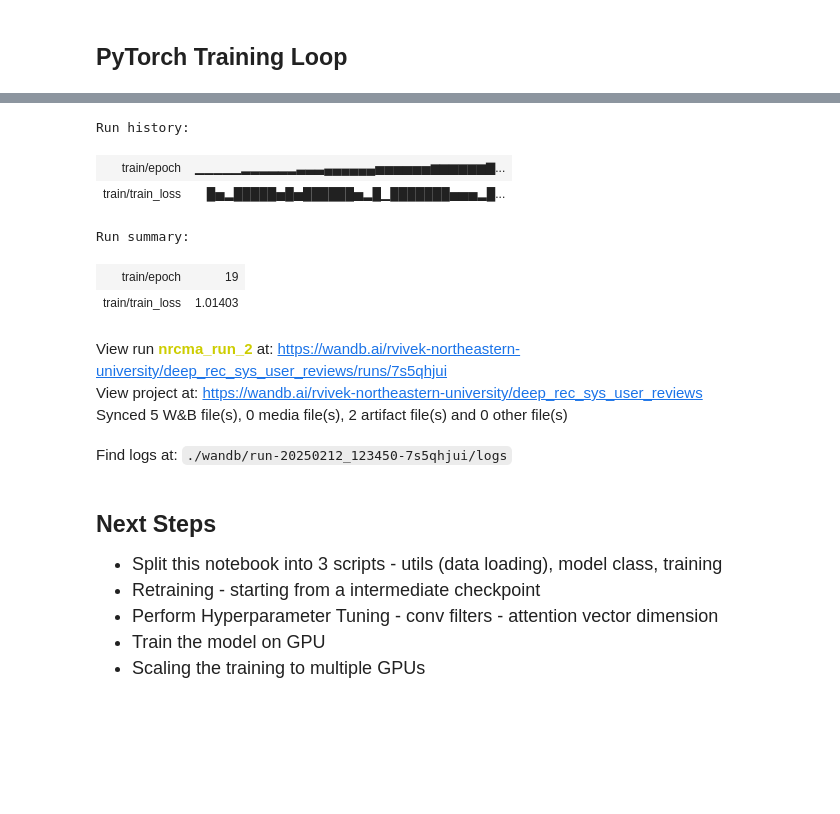
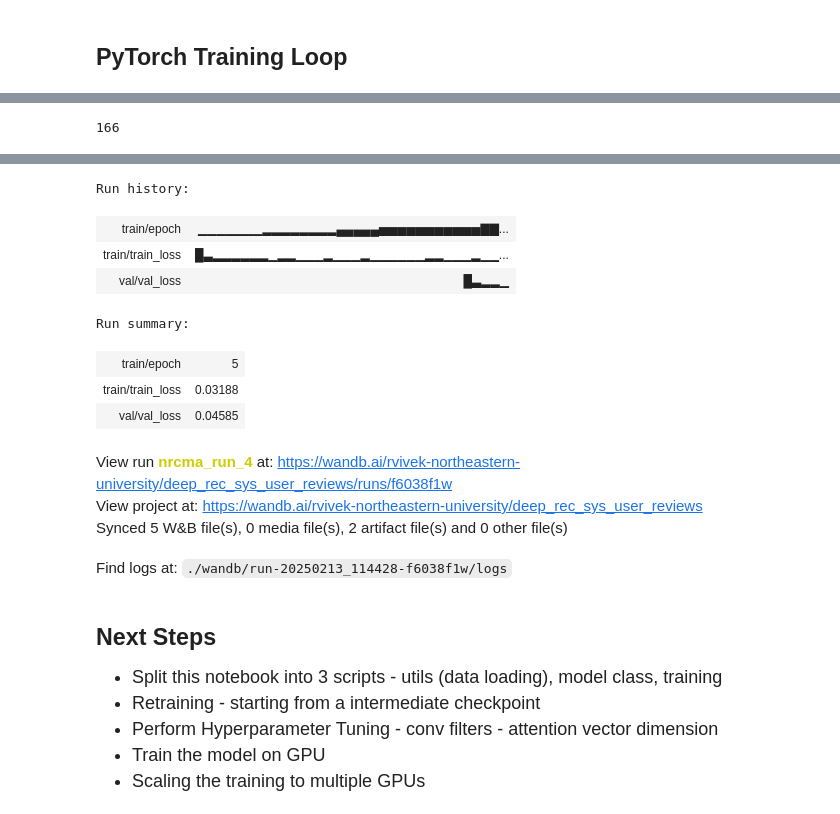
Before and after one commit to vivek-rd/deep-rec-sys-amazon-reviews, a Jupyter notebook: modeling/NRCMA.ipynb, the cells around one changed output, grey strips where cells are left out. Saved outputs shown, nothing was run; the diff lists cells and outputs as text; code cells hidden in the pictures; blank space fills up the shorter version.

Commit message:
NRCMA; added batches finallygit add NRCMA.ipynb NRCMA.py & created new file for the model class

```diff
--- a/modeling/NRCMA.ipynb
+++ b/modeling/NRCMA.ipynb
@@ -217,8 +218,9 @@ val_recsys_dataset = RecSysDataset(X_val, word2vec_model, 10)
 test_recsys_dataset = RecSysDataset(X_test, word2vec_model, 10)
 
 train_dataloader = DataLoader(train_recsys_dataset, batch_size=32, shuffle=True)
+val_dataloader = DataLoader(val_recsys_dataset, batch_size=32, shuffle=True)
 
-for i, sample in enumerate(train_recsys_dataset):
+for i, sample in enumerate(train_dataloader):
     if i > 2:
         break
     user_tower_input, item_tower_input, label, user_id, asin = sample
@@ -239,6 +241,7 @@ class NRCMAConfig:
     num_users: int
     num_products: int
     num_conv_filters: int
+    kernel_size: int
     word_embed_dim: int
     id_embed_dim: int
     attention_vector_dim: int
@@ -372,8 +401,11 @@ config['training']
 # %%
 args = config['training']
 
+device = torch.device("mps")
+
+model = NRCMA(nrcma_config)
+model.to(device)
 optimizer = optim.Adam(model.parameters(), lr=args['learning_rate'])
-model = NRCMA(nrcma_config)
 
 loss_fn = nn.MSELoss()
 # %% [markdown]
@@ -381,17 +413,18 @@ loss_fn = nn.MSELoss()
 # %%
 %%time
 total_loss = []
-max_recs = 1_000
-args['num_epochs'] = 20 # TODO - remove this line; only for testing
+max_batches = 200
+# args['num_epochs'] = 10 # TODO - remove this line; only for testing
 
-for epoch in range(args['num_epochs']):
+for epoch in tqdm(range(args['num_epochs'])):
 
     model.train()
-    for i, sample in enumerate(train_recsys_dataset):
-        if i > max_recs:
+    for i, sample in enumerate(train_dataloader):
+        if i > max_batches:
             break
         optimizer.zero_grad(set_to_none=True)
         user_tower_input, item_tower_input, true_rating, user_id, asin = sample
+        user_tower_input, item_tower_input, true_rating, user_id, asin = user_tower_input.to(device), item_tower_input.to(device), true_rating.to(device), user_id.to(device), asin.to(device)
         predicted_rating = model(user_tower_input, item_tower_input, user_id, asin)
         train_loss = loss_fn(predicted_rating, true_rating)
 
@@ -399,21 +432,19 @@ for epoch in range(args['num_epochs']):
         optimizer.step()
         total_loss.append(train_loss.item())
 
-        if i < max_recs:
+        if i < max_batches:
             run.log({"train/train_loss":train_loss.item(), "train/epoch": epoch})
-
-        # run.log({"train/train_loss":train_loss.item(), "train/epoch": epoch})
 
     model.eval()
     val_loss = 0
-    for j, sample in enumerate(val_recsys_dataset):
+    for j, sample in enumerate(val_dataloader):
         user_tower_input, item_tower_input, true_rating, user_id, asin = sample
+        user_tower_input, item_tower_input, true_rating, user_id, asin = user_tower_input.to(device), item_tower_input.to(device), true_rating.to(device), user_id.to(device), asin.to(device)
         prediction = model(user_tower_input, item_tower_input, user_id, asin)
         loss = loss_fn(prediction, true_rating)
         val_loss += loss.item()
 
-    if i == max_recs+1:
-        run.log({"train/train_loss":train_loss.item(), "train/epoch":epoch, "val/val_loss":val_loss})
+    run.log({"train/train_loss":train_loss.item(), "train/epoch":epoch, "val/val_loss":val_loss/len(val_dataloader)})
 
     print(f'avg val loss - {val_loss/len(val_recsys_dataset)}')
 # %% [output]
@@ -422,23 +471,29 @@ Wall time: 4min 10s
+# %%
+len(val_dataloader)
+# %% [output]
+166
 # %%
 torch.save({
         # 'epoch': current_epoch,
         'model_state_dict': model.state_dict(),
         'optimizer_state_dict': optimizer.state_dict(),
-    }, 'nrcma_first_run.pt')
-run.log_model("./nrcma_first_run.pt", "nrcma_first_run")
+    }, 'nrcma_fourth_run.pt')
+run.log_model("./nrcma_fourth_run.pt", "nrcma_fourth_run")
 run.finish()
 # %% [output]
 [interactive output not drawn]
 Run history:
-| train/epoch | ▁▁▁▁▁▂▂▂▂▂▂▃▃▃▄▄▄▄▄▄▅▅▅▅▅▅▆▆▆▆▆▆▇... |
-| train/train_loss | █▅▂█████▅█▅██████▅▂█▁███████▅▅▅▂█... |
+| train/epoch | ▁▁▁▁▁▁▁▂▂▂▂▂▂▂▂▄▄▄▄▄▅▅▅▅▅▅▅▅▅▅▅▇▇... |
+| train/train_loss | █▃▂▂▂▂▂▂▁▂▂▁▁▁▂▁▁▁▂▁▁▁▁▁▁▂▂▁▁▁▂▁▁... |
+| val/val_loss | █▃▂▂▁ |
 Run summary:
-| train/epoch | 19 |
-| train/train_loss | 1.01403 |
+| train/epoch | 5 |
+| train/train_loss | 0.03188 |
+| val/val_loss | 0.04585 |
-View run nrcma_run_2 at: https://wandb.ai/rvivek-northeastern-university/deep_rec_sys_user_reviews/runs/7s5qhjui
+View run nrcma_run_4 at: https://wandb.ai/rvivek-northeastern-university/deep_rec_sys_user_reviews/runs/f6038f1w
 View project at: https://wandb.ai/rvivek-northeastern-university/deep_rec_sys_user_reviews
 Synced 5 W&B file(s), 0 media file(s), 2 artifact file(s) and 0 other file(s)
-Find logs at: ./wandb/run-20250212_123450-7s5qhjui/logs
+Find logs at: ./wandb/run-20250213_114428-f6038f1w/logs
 # %% [markdown]
 ## Next Steps
 
```
Also changed, not shown: parts of 13 cells of this notebook, 1 other file.
